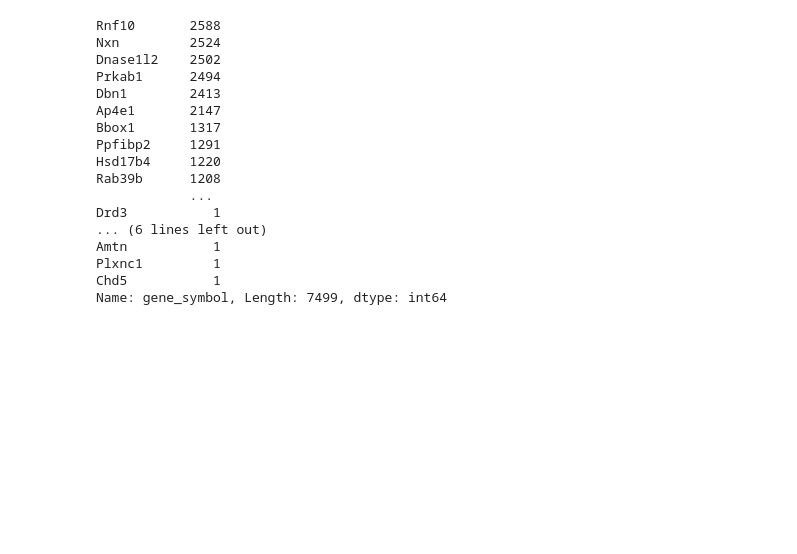
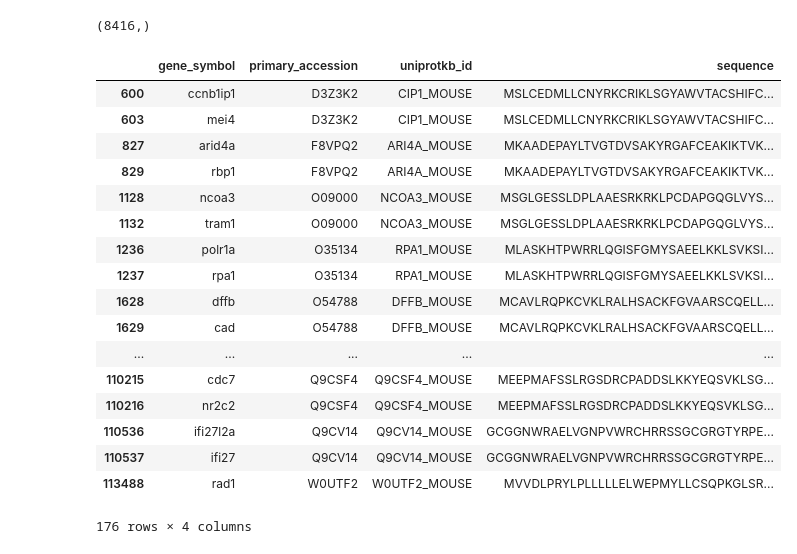
Before and after one commit to gene-to-phenotype-predictions/Baseline_TF-IDF_Analysis, a Jupyter notebook: extract_protein.ipynb, the cells around one changed output. Drawn from its saved outputs; the diff is of its cells as text; code cells hidden in the pictures; blank space fills up the shorter version.

```diff
--- a/extract_protein.ipynb
+++ b/extract_protein.ipynb
@@ -27,22 +32,19 @@ _df_gene = pd.read_pickle('gene.pkl')
-# %%
-df = _df_gene.copy()
-
-df['gene_symbol'].value_counts()
-# %% [output]
-Rnf10       2588
-Nxn         2524
-Dnase1l2    2502
-Prkab1      2494
-Dbn1        2413
-Ap4e1       2147
-Bbox1       1317
-Ppfibp2     1291
-Hsd17b4     1220
-Rab39b      1208
-            ...
-Drd3           1
-... (6 lines left out)
-Amtn           1
-Plxnc1         1
-Chd5           1
-Name: gene_symbol, Length: 7499, dtype: int64
+# %%
+df = pd.read_pickle('./data/gene_allele_all.pkl')
+
+df = df.apply(lambda x: x.str.strip().str.lower())
+
+df = df.drop(['zygosity'], axis=1)
+
+df = df.drop_duplicates()
+
+df_gene_allele_all = df.copy()
+
+impc_genes = df['gene_symbol'].drop_duplicates().str.strip().str.lower()
+
+impc_genes.shape
+# %% [output]
+(8416,)
+# %%
+with open('./data/uniprot-compressed_true_download_true_format_json_query__28_28taxono-2023.02.05-17.45.13.08.json', 'r') as f:
+    data = json.load(f)
@@ -48,0 +77,39 @@ Name: gene_symbol, Length: 7499, dtype: int64
+# %%
+df = pd.DataFrame(records)
+
+df.to_pickle('./data/gene_symbol_protein_sequence_all.pkl')
+
+_df_gene_symbol_protein_sequence_all = df.copy()
+# %%
+df = _df_gene_symbol_protein_sequence_all.copy()
+
+# df['gene_symbol'] = df['gene_symbol'].str.strip().str.lower()
+
+# df = df.loc[df['gene_symbol'].isin(impc_genes)]
+
+# df = df.groupby(['gene_symbol']).filter(lambda x: x['sequence'].drop_duplicates().shape[0] > 1)
+
+# df['gene_symbol'].drop_duplicates().shape
+
+# df = df.groupby(['sequence']).filter(lambda x: x['gene_symbol'].drop_duplicates().shape[0] > 1)
+
+df
+# %% [output]
+|  | gene_symbol | primary_accession | uniprotkb_id | sequence |
+| 600 | ccnb1ip1 | D3Z3K2 | CIP1_MOUSE | MSLCEDMLLCNYRKCRIKLSGYAWVTACSHIFC... |
+| 603 | mei4 | D3Z3K2 | CIP1_MOUSE | MSLCEDMLLCNYRKCRIKLSGYAWVTACSHIFC... |
+| 827 | arid4a | F8VPQ2 | ARI4A_MOUSE | MKAADEPAYLTVGTDVSAKYRGAFCEAKIKTVK... |
+| 829 | rbp1 | F8VPQ2 | ARI4A_MOUSE | MKAADEPAYLTVGTDVSAKYRGAFCEAKIKTVK... |
+| 1128 | ncoa3 | O09000 | NCOA3_MOUSE | MSGLGESSLDPLAAESRKRKLPCDAPGQGLVYS... |
+| 1132 | tram1 | O09000 | NCOA3_MOUSE | MSGLGESSLDPLAAESRKRKLPCDAPGQGLVYS... |
+| 1236 | polr1a | O35134 | RPA1_MOUSE | MLASKHTPWRRLQGISFGMYSAEELKKLSVKSI... |
+| 1237 | rpa1 | O35134 | RPA1_MOUSE | MLASKHTPWRRLQGISFGMYSAEELKKLSVKSI... |
+| 1628 | dffb | O54788 | DFFB_MOUSE | MCAVLRQPKCVKLRALHSACKFGVAARSCQELL... |
+| 1629 | cad | O54788 | DFFB_MOUSE | MCAVLRQPKCVKLRALHSACKFGVAARSCQELL... |
+| ... | ... | ... | ... | ... |
+| 110215 | cdc7 | Q9CSF4 | Q9CSF4_MOUSE | MEEPMAFSSLRGSDRCPADDSLKKYEQSVKLSG... |
+| 110216 | nr2c2 | Q9CSF4 | Q9CSF4_MOUSE | MEEPMAFSSLRGSDRCPADDSLKKYEQSVKLSG... |
+| 110536 | ifi27l2a | Q9CV14 | Q9CV14_MOUSE | GCGGNWRAELVGNPVWRCHRRSSGCGRGTYRPE... |
+| 110537 | ifi27 | Q9CV14 | Q9CV14_MOUSE | GCGGNWRAELVGNPVWRCHRRSSGCGRGTYRPE... |
+| 113488 | rad1 | W0UTF2 | W0UTF2_MOUSE | MVVDLPRYLPLLLLLELWEPMYLLCSQPKGLSR... |
+176 rows × 4 columns
```
Also changed, not shown: parts of 4 cells of this notebook, 5 other files.
